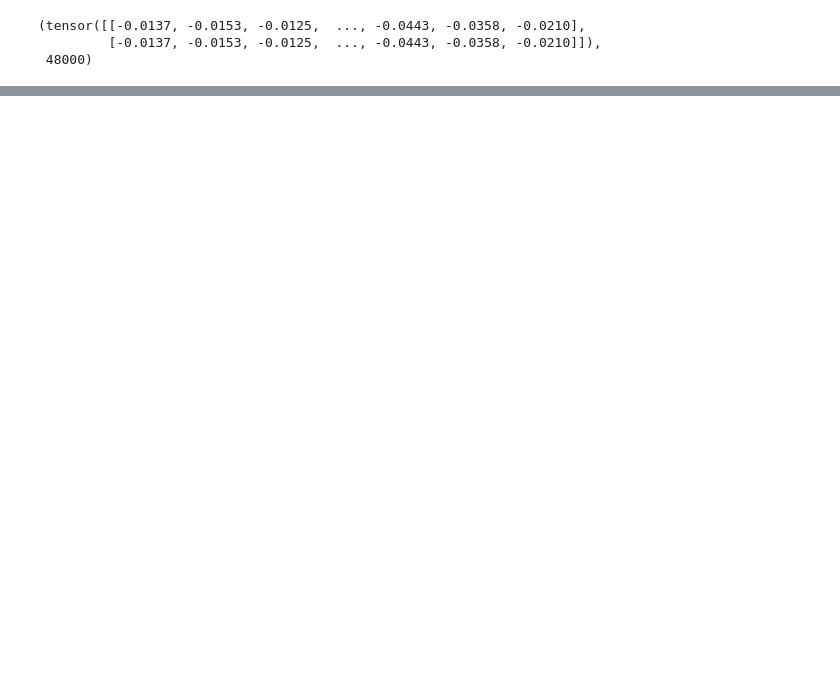
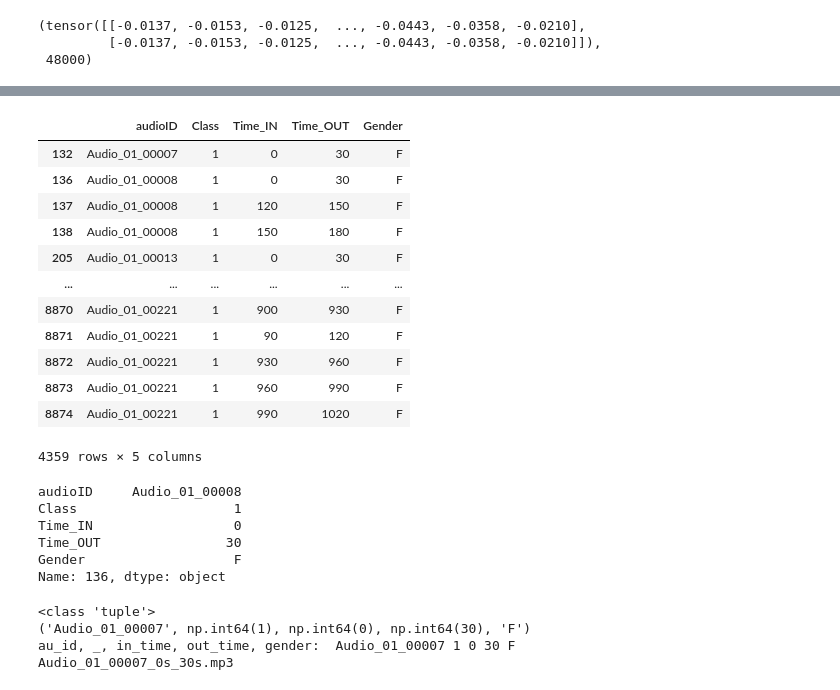
Before and after one commit to eyash24/ML-AudioTamperingDetection, a Jupyter notebook: research/AudioAugment2.ipynb, the cells around one changed output, grey strips where cells are left out. Drawn from its saved outputs; the diff is of its cells as text; code cells hidden in the pictures; blank space fills up the shorter version.

```diff
--- a/research/AudioAugment2.ipynb
+++ b/research/AudioAugment2.ipynb
@@ -448,0 +481,4 @@ ipd.Audio(au_replace_file)
+# %%
+audio_csv = "/Users/eyash.p24/Desktop/MUJ/ML/ATD_ML/csv-files/AudioClips.csv"
+
+audio_csv_df = pd.read_csv(audio_csv)
@@ -448,0 +512,43 @@ ipd.Audio(au_replace_file)
+# %%
+audio_female = audio_csv_df[audio_csv_df["Gender"] == 'F']
+audio_female
+# %% [output]
+|  | audioID | Class | Time_IN | Time_OUT | Gender |
+| 132 | Audio_01_00007 | 1 | 0 | 30 | F |
+| 136 | Audio_01_00008 | 1 | 0 | 30 | F |
+| 137 | Audio_01_00008 | 1 | 120 | 150 | F |
+| 138 | Audio_01_00008 | 1 | 150 | 180 | F |
+| 205 | Audio_01_00013 | 1 | 0 | 30 | F |
+| ... | ... | ... | ... | ... | ... |
+| 8870 | Audio_01_00221 | 1 | 900 | 930 | F |
+| 8871 | Audio_01_00221 | 1 | 90 | 120 | F |
+| 8872 | Audio_01_00221 | 1 | 930 | 960 | F |
+| 8873 | Audio_01_00221 | 1 | 960 | 990 | F |
+| 8874 | Audio_01_00221 | 1 | 990 | 1020 | F |
+4359 rows × 5 columns
+# %%
+audio_female.iloc[1]
+# %% [output]
+audioID     Audio_01_00008
+Class                    1
+Time_IN                  0
+Time_OUT                30
+Gender                   F
+Name: 136, dtype: object
+# %%
+for i in range(len(audio_female)):
+    row_i = audio_female.iloc[i]
+    print(type(tuple(row_i)))
+    print(tuple(row_i))
+    au_id, _, in_time, out_time, gender = tuple(row_i)
+    print("au_id, _, in_time, out_time, gender: ", au_id, _, in_time, out_time, gender)
+
+    clip_path = f"{au_id}_{in_time}s_{out_time}s.mp3"
+    print(clip_path)
+
+    break
+# %% [output]
+<class 'tuple'>
+('Audio_01_00007', np.int64(1), np.int64(0), np.int64(30), 'F')
+au_id, _, in_time, out_time, gender:  Audio_01_00007 1 0 30 F
+Audio_01_00007_0s_30s.mp3
```
Also changed, not shown: parts of 8 cells of this notebook, 13 other files.
